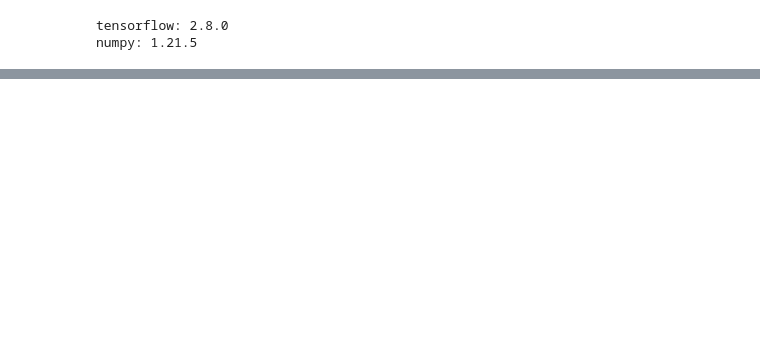
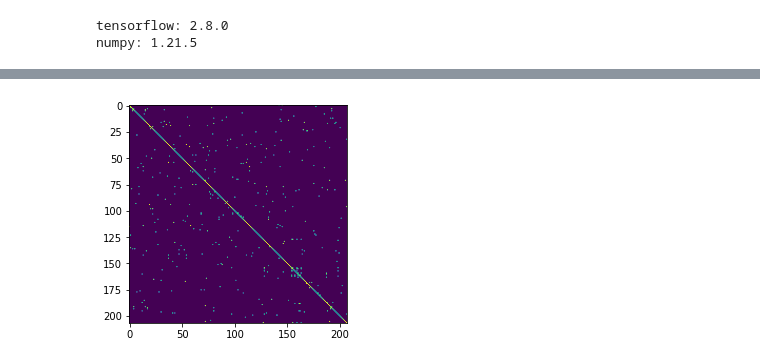
Before and after one commit to vursekar/time-adaptive-gnn, a Jupyter notebook: model_gcn.ipynb, the cells around one changed output, grey strips where cells are left out. Saved outputs shown, nothing was run; the diff lists cells and outputs as text; code cells hidden in the pictures; blank space fills up the shorter version.

```diff
--- a/model_gcn.ipynb
+++ b/model_gcn.ipynb
@@ -54,0 +55,85 @@ distances
+# %%
+def adjacency_from_distances(distances,kappa=0.5,normalize=False,symmetrize=False):
+
+    finite_distances = distances[np.isfinite(distances)].flatten()
+    var = np.var(finite_distances)
+    adj = np.exp(-distances**2/var)
+
+    adj[adj<kappa] = 0
+
+    if symmetrize:
+        adj = 0.5*(adj + adj.T)
+
+    if normalize:
+        adj = adj/np.sum(adj,axis=1)[:,np.newaxis]
+
+    return adj
+# %%
+class SimpleGC(tf.keras.layers.Layer):
+
+    def __init__(self,per_node_in_feats,per_node_out_feats,A):
+        super().__init__()
+
+        self.per_node_in_feats = per_node_in_feats
+        self.per_node_out_feats = per_node_out_feats
+
+        self.A = tf.Variable(A,trainable=False, dtype="float32")
+        self.W = tf.Variable(initial_value=tf.keras.initializers.glorot_uniform()(
+                                           shape=(per_node_in_feats, per_node_out_feats), dtype="float32"),
+                             trainable=True)
+        self.activation = tf.keras.layers.ReLU()
+
+    def call(self,x):
+
+        """
+        x : (nodes,batch,time,per_node_in_dims)
+        output: (nodes,batch,time,per_node_out_dims)
+        """
+
+        out = tf.matmul(x,self.W)
+        out = tf.matmul(self.A,out)
+        out = self.activation(out)
+
+        return out
+
+
+class LSTMGNN(tf.keras.Model):
+
+    def __init__(self,per_node_in_feats,per_node_out_feats,A,output_shape):
+        super().__init__()
+
+        self.gc1 = SimpleGC(per_node_in_feats,per_node_out_feats,A)
+        self.reshape1 = tf.keras.layers.Reshape((output_shape[0],-1))
+        self.lstm = tf.keras.layers.LSTM(256, activation="tanh",
+                                         return_sequences=True)
+        self.lstm2 = tf.keras.layers.LSTM(256, activation="tanh",
+                                         return_sequences=False)
+        self.final_dims = output_shape[-1]*output_shape[-2]*output_shape[-3]
+        self.final = tf.keras.layers.Dense(self.final_dims,activation='linear')
+        self.reshape2 = tf.keras.layers.Reshape(output_shape)
+
+    def call(self,x):
+
+        out = self.gc1(x)
+        out = self.reshape1(out)
+        out = self.lstm(out)
+        out = self.lstm2(out)
+        out = self.final(out)
+        out = self.reshape2(out)
+
+        return out
+
+adj = adjacency_from_distances(distances,kappa=0.6,normalize=False)
+
+plt.figure()
+plt.imshow(adj)
+
+print("Number of edges = ",np.sum(adj>0))
+plt.figure()
+plt.hist(np.sum(adj>0,axis=1))
+print("Min number of neighbours=",np.min(np.sum(adj>0,axis=1)))
+print("Max number of neighbours=",np.max(np.sum(adj>0,axis=1)))
+
+
+model = LSTMGNN(2,16,adj,output_shape)
+# %% [output]
@@ -54,0 +146 @@ distances
+[figure, added]
```
Also changed, not shown: parts of 9 cells of this notebook, 11 other files.
